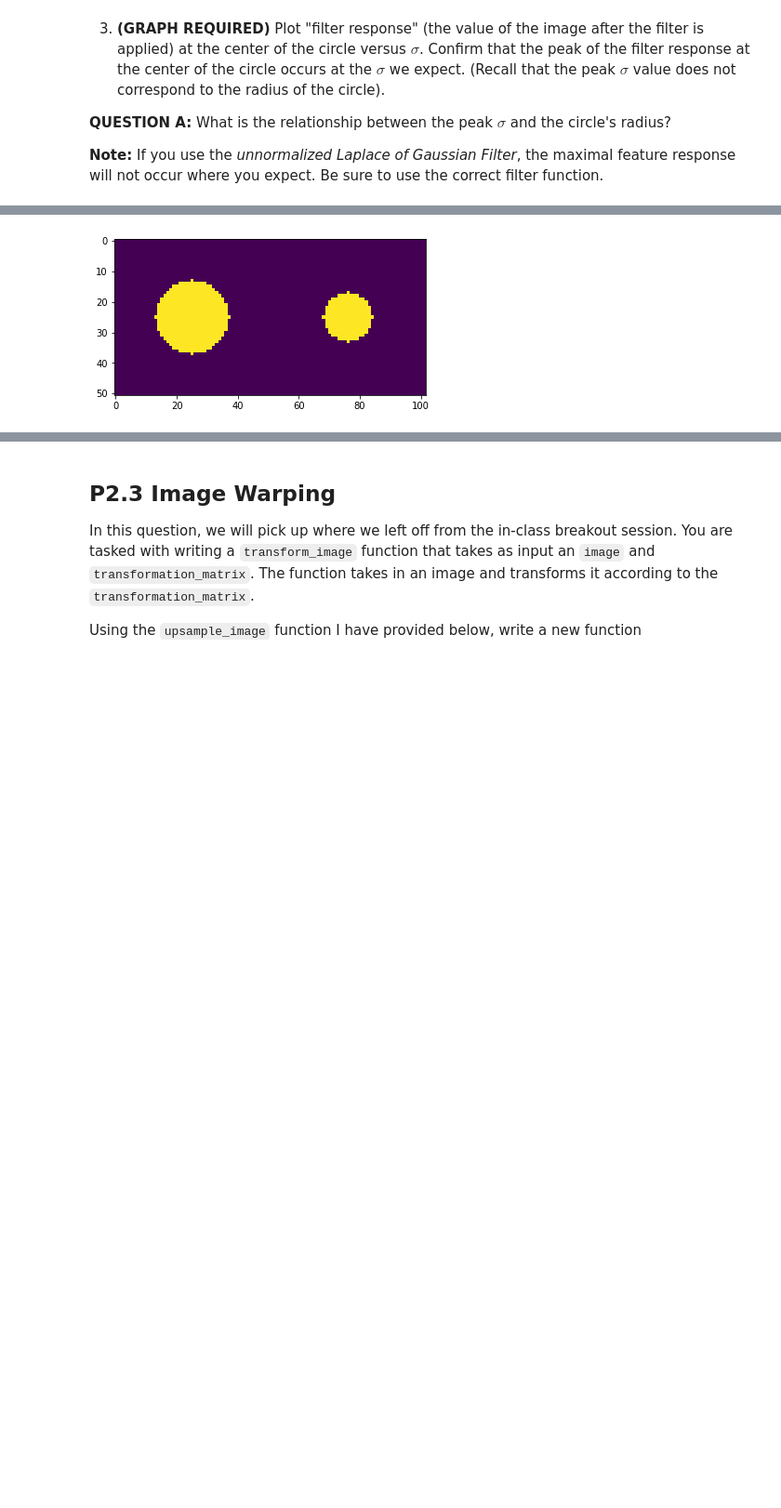
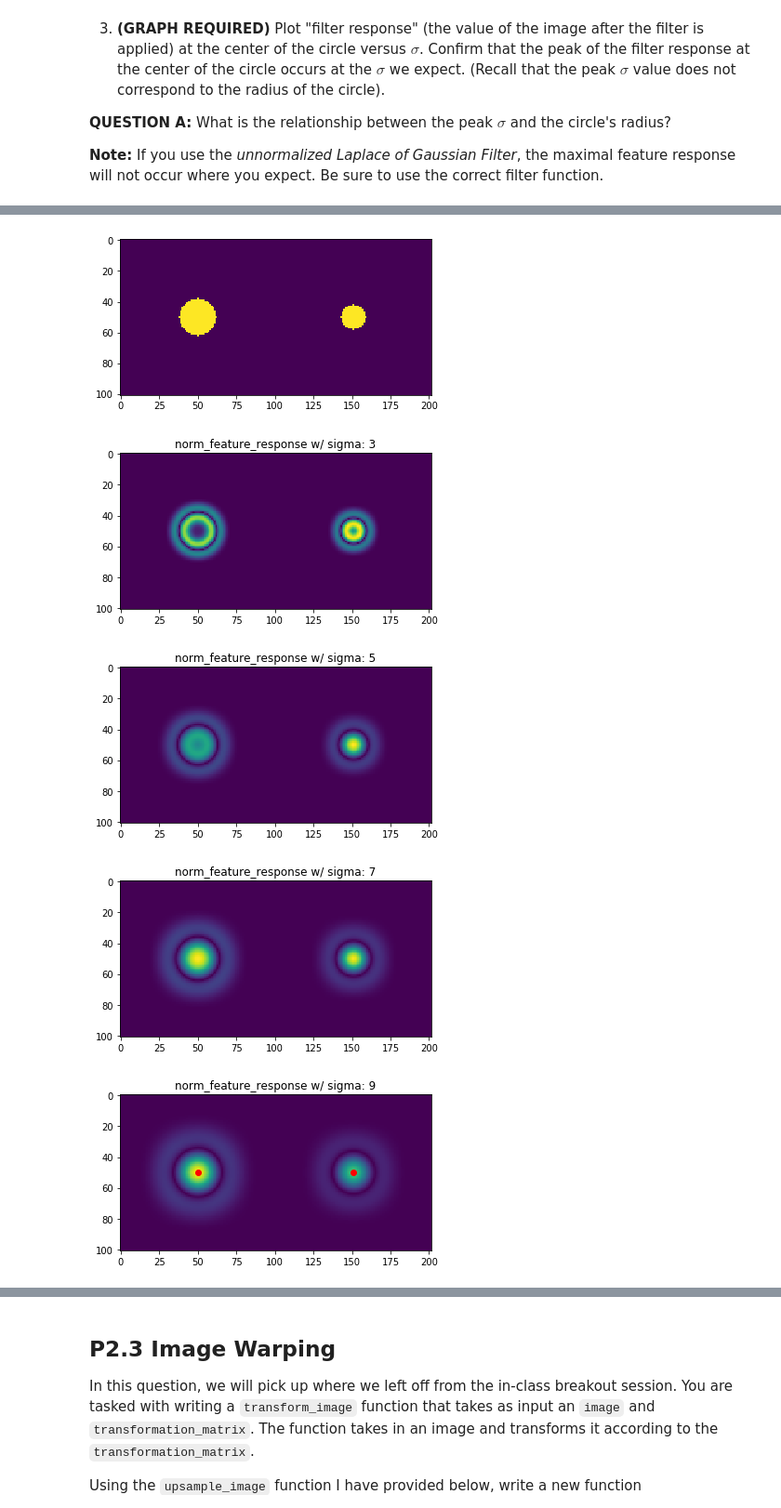
Before and after one commit to 2016bgeyer/Feature-Detection-and-Matching, a Jupyter notebook: P2_features_scale_warping.ipynb, the cells around one changed output, grey strips where cells are left out. Shown at 93% size. Saved outputs shown, nothing was run; the diff lists cells and outputs as text; code cells hidden in the pictures; blank space fills up the shorter version.

```diff
--- a/P2_features_scale_warping.ipynb
+++ b/P2_features_scale_warping.ipynb
@@ -421,6 +527,7 @@ import scipy.ndimage.filters as filters
 
 def get_local_maxima(data, threshold):
     # See: https://stackoverflow.com/a/9113227/3672986
+    print(f'data.shape: {data.shape}')
     neighborhood_size = 3
 
     data_region_max = filters.maximum_filter(data, neighborhood_size)
@@ -439,12 +546,82 @@ def get_local_maxima(data, threshold):
 
     return np.array(list(zip(x, y)))
 
+def get_local_maxima_3D(data, threshold):
+    # See: https://stackoverflow.com/a/9113227/3672986
+    # IMPLEMENT
+    print(f'data.shape: {data.shape}')
+#     return np.apply_over_axes(func=get_local_maxima, a=data, axes=[0,1], threshold=threshold) #(xi, threshold) for xi in data])
+    neighborhood_size = 3
+
+    data_region_max = filters.maximum_filter(data, (neighborhood_size, neighborhood_size, data.shape[2]))
+    maxima = (data == data_region_max)
+    data_min = filters.minimum_filter(data, (neighborhood_size, neighborhood_size, data.shape[2]))
+    maxima[data < threshold] = 0
+
+    labeled, num_objects = scipy.ndimage.label(maxima)
+
+    print(f'num_objects: {num_objects}')
+    slices = scipy.ndimage.find_objects(labeled)
+
+    x, y, z = [], [], []
+    for dy,dx,dz in slices:
+        x_center = int(round((dx.start + dx.stop - 1)/2))
+        x.append(x_center)
+        y_center = int(round((dy.start + dy.stop - 1)/2))
+        y.append(y_center)
+        z_center = int(round((dz.start + dz.stop - 1)/2))
+        print(f'\ndz.start: {dz.start}\tdz.stop: {dz.stop}\nz_center: {z_center}')
+        z.append(z_center)
+    return np.array(list(zip(x, y, z)))
+
 fig = plt.figure()
-sigmas = np.arange(2, 20, 0.1)
+# sigmas = np.arange(2, 20, 0.1)
+sigmas = np.arange(3, 10, 2)
 circ_img_a = get_circ_image(2 * im_half_size + 1, radius=12)
 circ_img_b = get_circ_image(2 * im_half_size + 1, radius=8)
 circ_img = np.concatenate([circ_img_a, circ_img_b], axis=1)
 plt.imshow(circ_img)
 
+
+
+
+
+norm_response = np.zeros(
+    [circ_img.shape[0], circ_img.shape[1], len(sigmas)]
+)
+for ii, sigma in enumerate(sigmas):
+    kernel_size = math.ceil(6 * sigma) # 3 * expected sigma in each dimension
+    if kernel_size % 2 == 0:
+        kernel_size += 1
+    print(f'sigma: {sigma} kernel_size: {kernel_size}')
+
+    norm_filter = get_norm_LoG_filter(kernel_size, sigma)
+    norm_filtered_image = apply_filter(circ_img, norm_filter)
+    # Store the absolute value (both large positive
+    # and negative responses correspond to features).
+    norm_feature_response = np.abs(norm_filtered_image)
+    norm_response[:, :, ii] = norm_feature_response # not feature_response...
+
+    # Printing
+    print(f"norm_Sigma: {sigma},\tnorm_Image max value: {norm_feature_response.max()}")
+#     fig = plt.figure()
+#     plt.title('norm_filtered_image w/ sigma: ' + str(sigma))
+#     plt.imshow(norm_filtered_image)
+    fig2 = plt.figure()
+    plt.title('norm_feature_response w/ sigma: ' + str(sigma))
+    plt.imshow(norm_feature_response)
+
+# # Some example 3D code
+# signal = np.random.rand(50, 50)
+# fig = plt.figure(figsize=(8, 8), dpi=150)
+# plt.imshow(signal, cmap='gray')
+# # points = get_local_maxima(signal, threshold=0.95)
+features = get_local_maxima_3D(norm_response, threshold=0.5)
+print(features)
+try:
+    plt.plot(features[:, 0], features[:, 1], 'ro')
+except:
+    plt.plot(features, 'ro')
+plt.show()
 None
 # %% [output]
@@ -451,4 +646,8 @@ None
-[figure, old version]
+[figure, new version]
+[figure, added]
+[figure, added]
+[figure, added]
+[figure, added]
 # %%
 # Images for multi-scale feature detection.
 # Sunflower Image from: https://local12.com/news/local/deerfield-township-sunflower-field-attracts-shutterbugs
```
Also changed, not shown: parts of 8 cells of this notebook, 8 other files.
